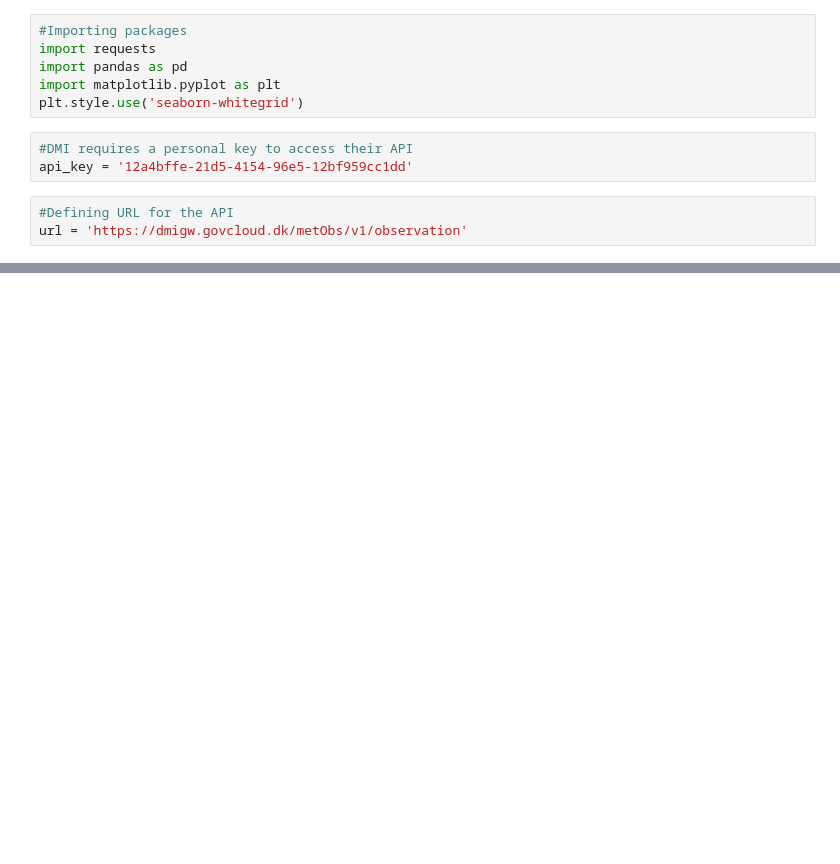
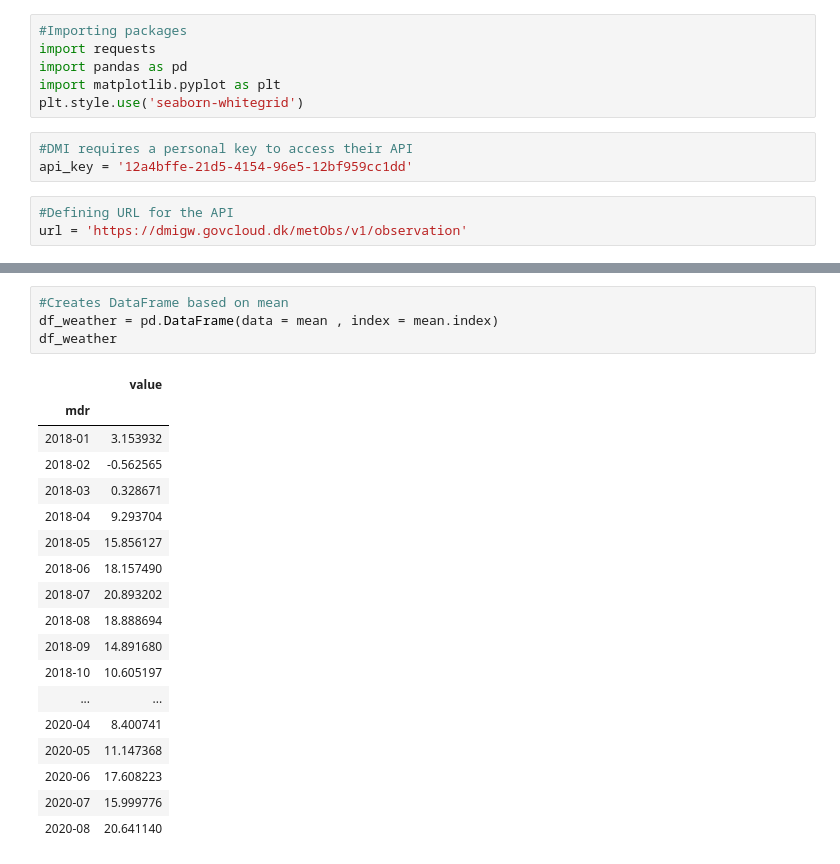
Before and after one commit to annarenneke/Group19, a Jupyter notebook: EXAM/DMI_final.ipynb, the cells around one changed output, grey strips where cells are left out. Drawn from its saved outputs; the diff is of its cells as text; blank space fills up the shorter version.

```diff
--- a/EXAM/DMI_final.ipynb
+++ b/EXAM/DMI_final.ipynb
@@ -109,2 +116,25 @@ Name: value, Length: 966, dtype: float64
+# %%
+#Creates DataFrame based on mean
+df_weather = pd.DataFrame(data = mean , index = mean.index)
+df_weather
+# %% [output]
+|  | value |
+| mdr |  |
+| 2018-01 | 3.153932 |
+| 2018-02 | -0.562565 |
+| 2018-03 | 0.328671 |
+| 2018-04 | 9.293704 |
+| 2018-05 | 15.856127 |
+| 2018-06 | 18.157490 |
+| 2018-07 | 20.893202 |
+| 2018-08 | 18.888694 |
+| 2018-09 | 14.891680 |
+| 2018-10 | 10.605197 |
+| ... | ... |
+| 2020-04 | 8.400741 |
+| 2020-05 | 11.147368 |
+| 2020-06 | 17.608223 |
+| 2020-07 | 15.999776 |
+| 2020-08 | 20.641140 |
 # %%
 #Generate plot of data - dayly average
```
Also changed, not shown: parts of 6 cells of this notebook.
